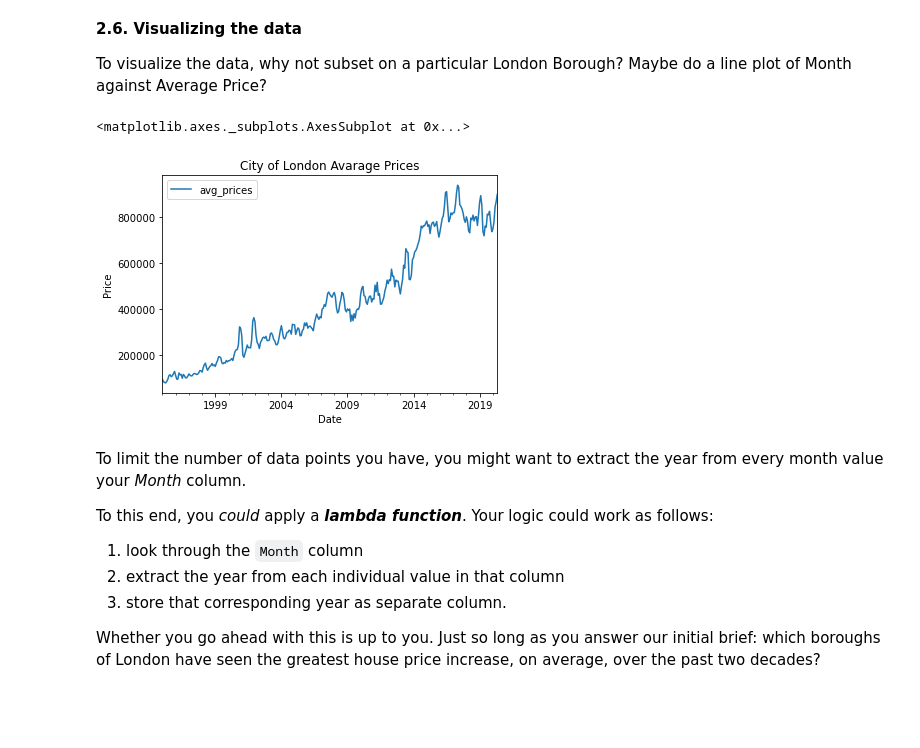
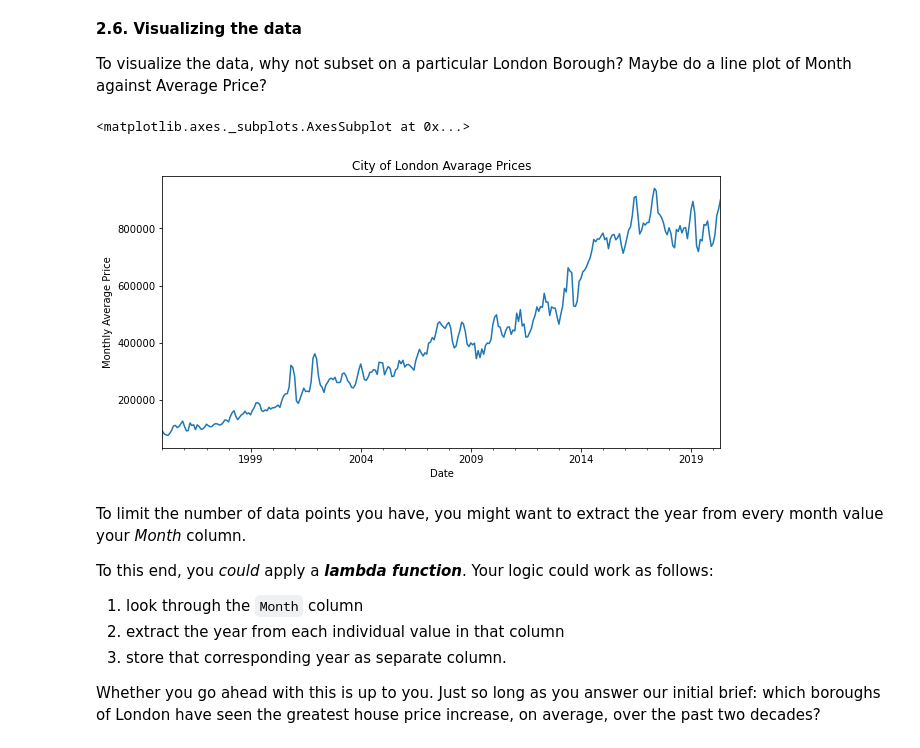
Before and after one commit to tevfikcagridural/London-Housing, a Jupyter notebook: Unit 4 Challenge - Tier 3.ipynb, the cells around one changed output. Drawn from its saved outputs; the diff is of its cells as text; code cells hidden in the pictures; blank space fills up the shorter version.

```diff
--- a/Unit 4 Challenge - Tier 3.ipynb
+++ b/Unit 4 Challenge - Tier 3.ipynb
@@ -252,13 +252,15 @@ city_of_london = properties.loc[properties['london_borough'] == 'City of London'
 # %%
 # Plot the data to see the price change in years
 city_of_london.plot(
-    ylabel='Price',
+    figsize=(10, 5),
+    ylabel='Monthly Average Price',
     xlabel='Date',
-    title='City of London Avarage Prices'
+    title='City of London Avarage Prices',
+    legend=False
 )
 # %% [output]
 <matplotlib.axes._subplots.AxesSubplot at 0x...>
-[figure, old version]
+[figure, new version]
 # %% [markdown]
 To limit the number of data points you have, you might want to extract the year from every month value your *Month* column.
 
```
Also changed, not shown: parts of 3 cells of this notebook.
